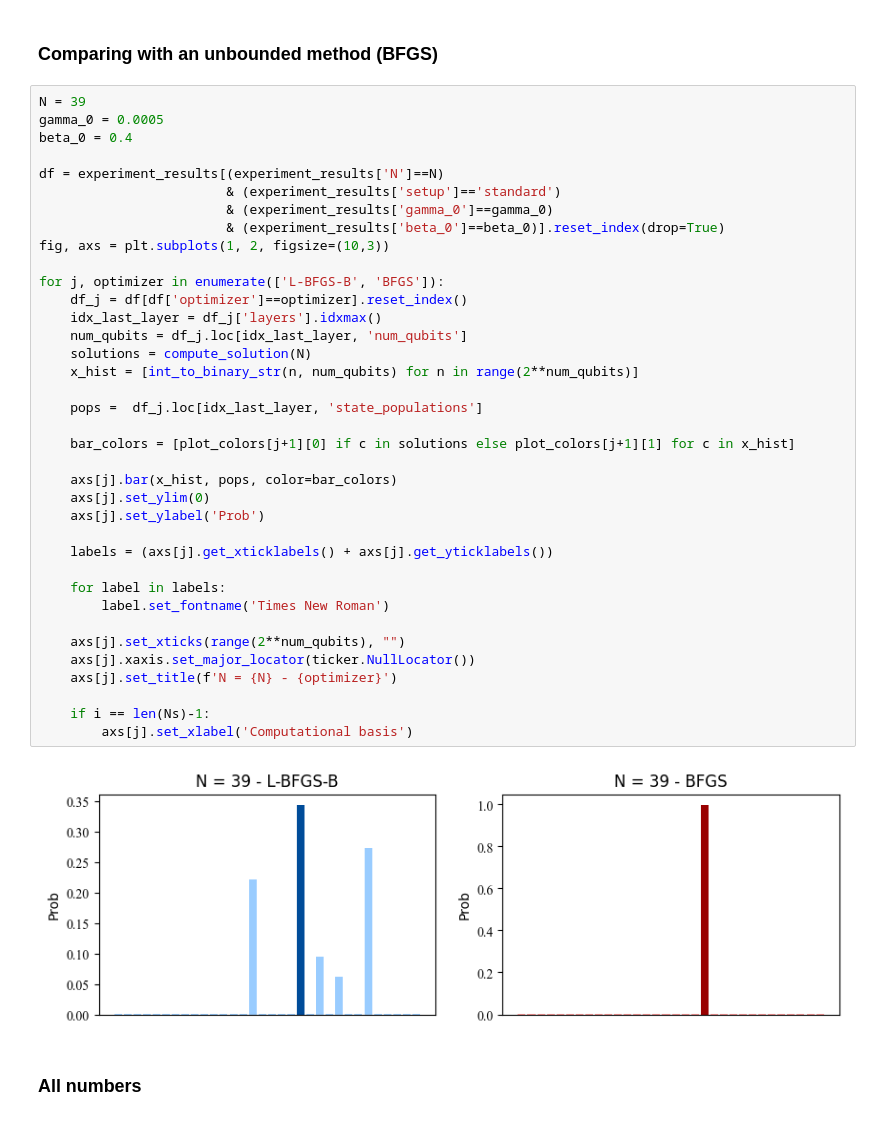
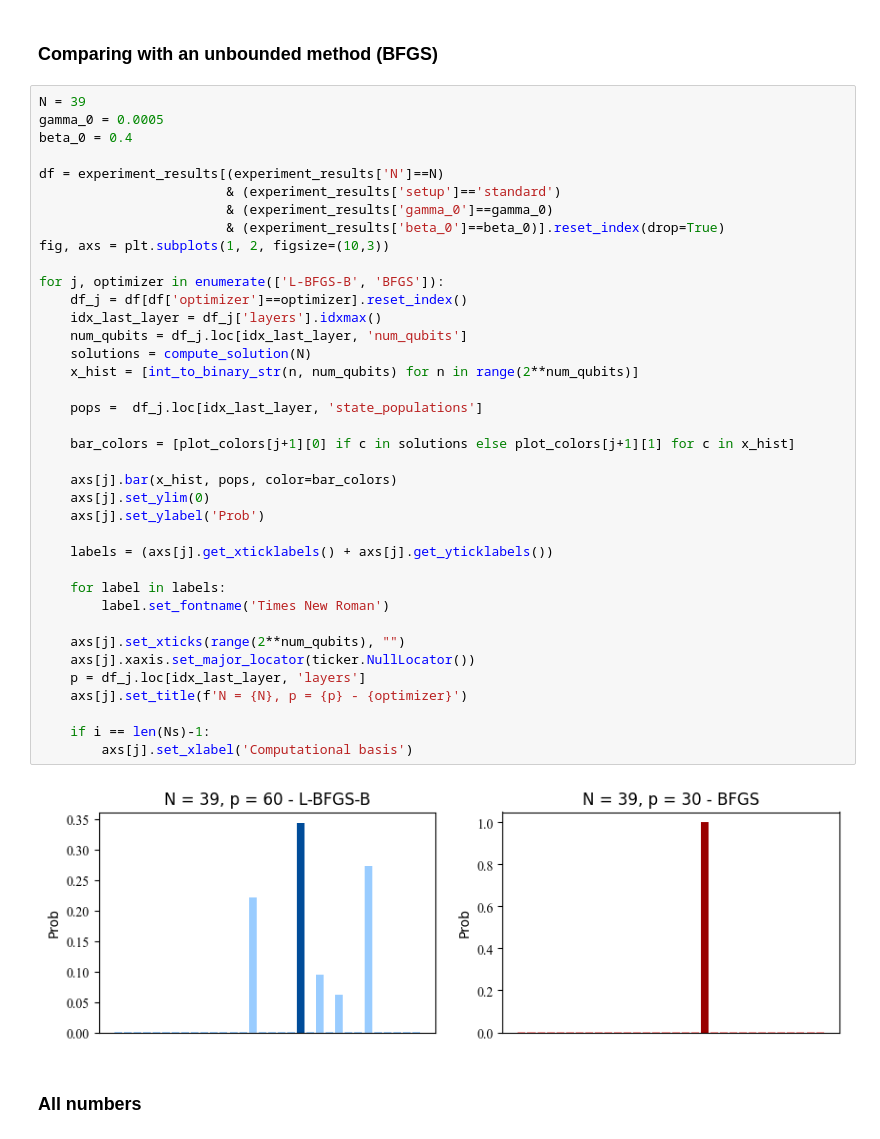
Before and after one commit to fpllcr/master-thesis, a Jupyter notebook: qaoa_factorization/notebooks/analysis.ipynb, the cells around one changed output. Saved outputs shown, nothing was run; the diff lists cells and outputs as text.

```diff
--- a/qaoa_factorization/notebooks/analysis.ipynb
+++ b/qaoa_factorization/notebooks/analysis.ipynb
@@ -373,35 +373,36 @@ df = experiment_results[(experiment_results['N']==N)
                         & (experiment_results['gamma_0']==gamma_0)
                         & (experiment_results['beta_0']==beta_0)].reset_index(drop=True)
 fig, axs = plt.subplots(1, 2, figsize=(10,3))
 
 for j, optimizer in enumerate(['L-BFGS-B', 'BFGS']):
     df_j = df[df['optimizer']==optimizer].reset_index()
     idx_last_layer = df_j['layers'].idxmax()
     num_qubits = df_j.loc[idx_last_layer, 'num_qubits']
     solutions = compute_solution(N)
     x_hist = [int_to_binary_str(n, num_qubits) for n in range(2**num_qubits)]
 
     pops =  df_j.loc[idx_last_layer, 'state_populations']
 
     bar_colors = [plot_colors[j+1][0] if c in solutions else plot_colors[j+1][1] for c in x_hist]
 
     axs[j].bar(x_hist, pops, color=bar_colors)
     axs[j].set_ylim(0)
     axs[j].set_ylabel('Prob')
 
     labels = (axs[j].get_xticklabels() + axs[j].get_yticklabels())
 
     for label in labels:
         label.set_fontname('Times New Roman')
 
     axs[j].set_xticks(range(2**num_qubits), "")
     axs[j].xaxis.set_major_locator(ticker.NullLocator())
-    axs[j].set_title(f'N = {N} - {optimizer}')
+    p = df_j.loc[idx_last_layer, 'layers']
+    axs[j].set_title(f'N = {N}, p = {p} - {optimizer}')
 
     if i == len(Ns)-1:
         axs[j].set_xlabel('Computational basis')
 # %% [output]
-[figure, old version]
+[figure, new version]
 # %% [markdown]
 ### All numbers
 # %%
```
Also changed, not shown: parts of 4 cells of this notebook, 2 other files.
